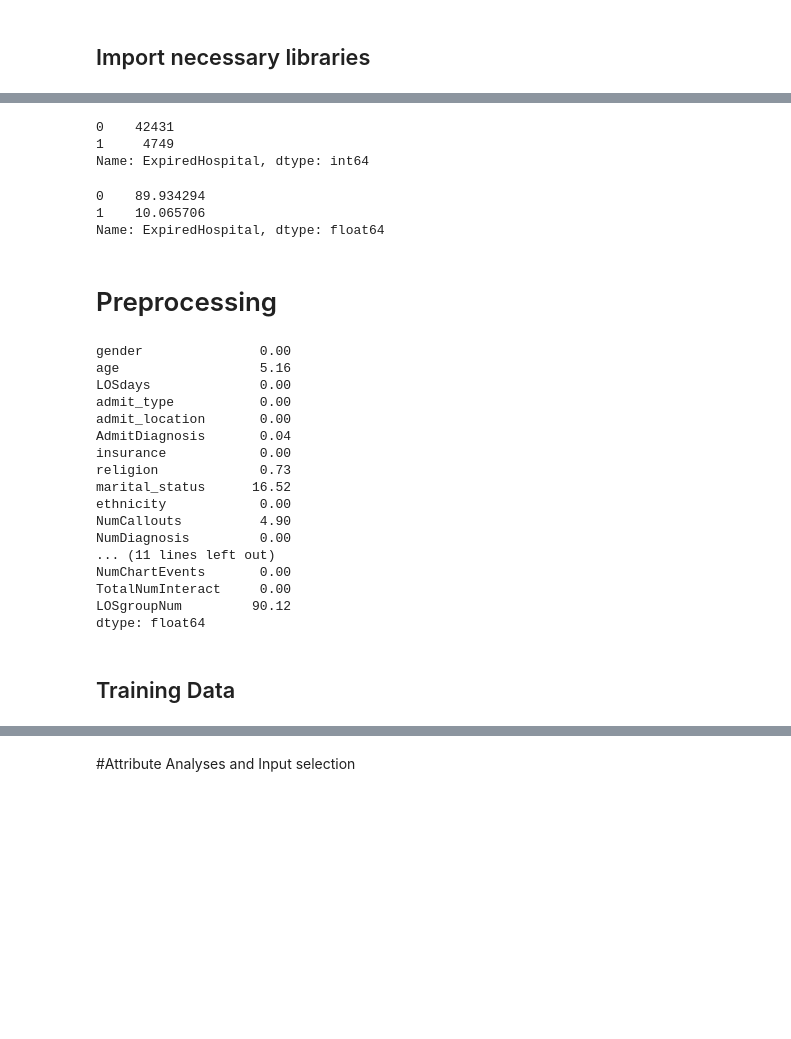
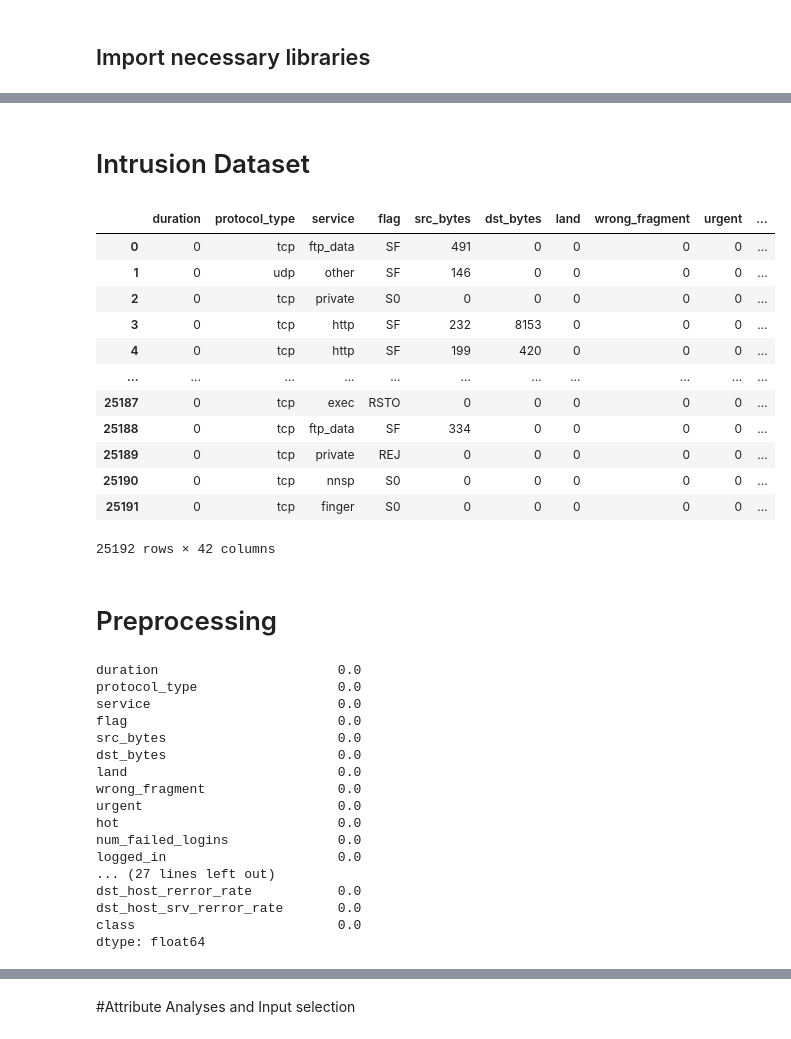
Before and after one commit to HarrisKucukalic/CSS2_Group_3, a Jupyter notebook: Isaac.ipynb, the cells around one changed output, grey strips where cells are left out. Drawn from its saved outputs; the diff is of its cells as text; code cells hidden in the pictures; blank space fills up the shorter version.

```diff
--- a/Isaac.ipynb
+++ b/Isaac.ipynb
@@ -65,45 +57,47 @@ healthcare_data_unknown
-# %%
-healthcare_data_known['ExpiredHospital'].value_counts()
-# %% [output]
-0    42431
-1     4749
-Name: ExpiredHospital, dtype: int64
-# %%
-value_counts = healthcare_data_known['ExpiredHospital'].value_counts()
-total_values = len(healthcare_data_known['ExpiredHospital'].dropna())
-percentages = (value_counts / total_values) * 100
-print(percentages)
-# %% [output]
-0    89.934294
-1    10.065706
-Name: ExpiredHospital, dtype: float64
+# %% [markdown]
+# Intrusion Dataset
+# %%
+intrusion_data =pd.read_csv('Train_data.csv')
+intrusion_data
+# %% [output]
+|  | duration | protocol_type | service | flag | src_bytes | dst_bytes | land | wrong_fragment | urgent | ... |
+| 0 | 0 | tcp | ftp_data | SF | 491 | 0 | 0 | 0 | 0 | ... |
+| 1 | 0 | udp | other | SF | 146 | 0 | 0 | 0 | 0 | ... |
+| 2 | 0 | tcp | private | S0 | 0 | 0 | 0 | 0 | 0 | ... |
+| 3 | 0 | tcp | http | SF | 232 | 8153 | 0 | 0 | 0 | ... |
+| 4 | 0 | tcp | http | SF | 199 | 420 | 0 | 0 | 0 | ... |
+| ... | ... | ... | ... | ... | ... | ... | ... | ... | ... | ... |
+| 25187 | 0 | tcp | exec | RSTO | 0 | 0 | 0 | 0 | 0 | ... |
+| 25188 | 0 | tcp | ftp_data | SF | 334 | 0 | 0 | 0 | 0 | ... |
+| 25189 | 0 | tcp | private | REJ | 0 | 0 | 0 | 0 | 0 | ... |
+| 25190 | 0 | tcp | nnsp | S0 | 0 | 0 | 0 | 0 | 0 | ... |
+| 25191 | 0 | tcp | finger | S0 | 0 | 0 | 0 | 0 | 0 | ... |
+25192 rows × 42 columns
 # %% [markdown]
 # Preprocessing
 # %%
-total_rows = len(healthcare_data_unknown)
+total_rows = len(intrusion_data)
 
-missing_values = healthcare_data_unknown.isna().sum()
+missing_values = intrusion_data.isna().sum()
 
 percentage_missing = (missing_values / total_rows) * 100
 percentage_missing = percentage_missing.round(2)
 print(percentage_missing)
 # %% [output]
-gender               0.00
-age                  5.16
-LOSdays              0.00
-admit_type           0.00
-admit_location       0.00
-AdmitDiagnosis       0.04
-insurance            0.00
-religion             0.73
-marital_status      16.52
-ethnicity            0.00
-NumCallouts          4.90
-NumDiagnosis         0.00
-... (11 lines left out)
-NumChartEvents       0.00
-TotalNumInteract     0.00
-LOSgroupNum         90.12
+duration                       0.0
+protocol_type                  0.0
+service                        0.0
+flag                           0.0
+src_bytes                      0.0
+dst_bytes                      0.0
+land                           0.0
+wrong_fragment                 0.0
+urgent                         0.0
+hot                            0.0
+num_failed_logins              0.0
+logged_in                      0.0
+... (27 lines left out)
+dst_host_rerror_rate           0.0
+dst_host_srv_rerror_rate       0.0
+class                          0.0
 dtype: float64
-# %% [markdown]
-## Training Data
```
Also changed, not shown: parts of 147 cells of this notebook.
